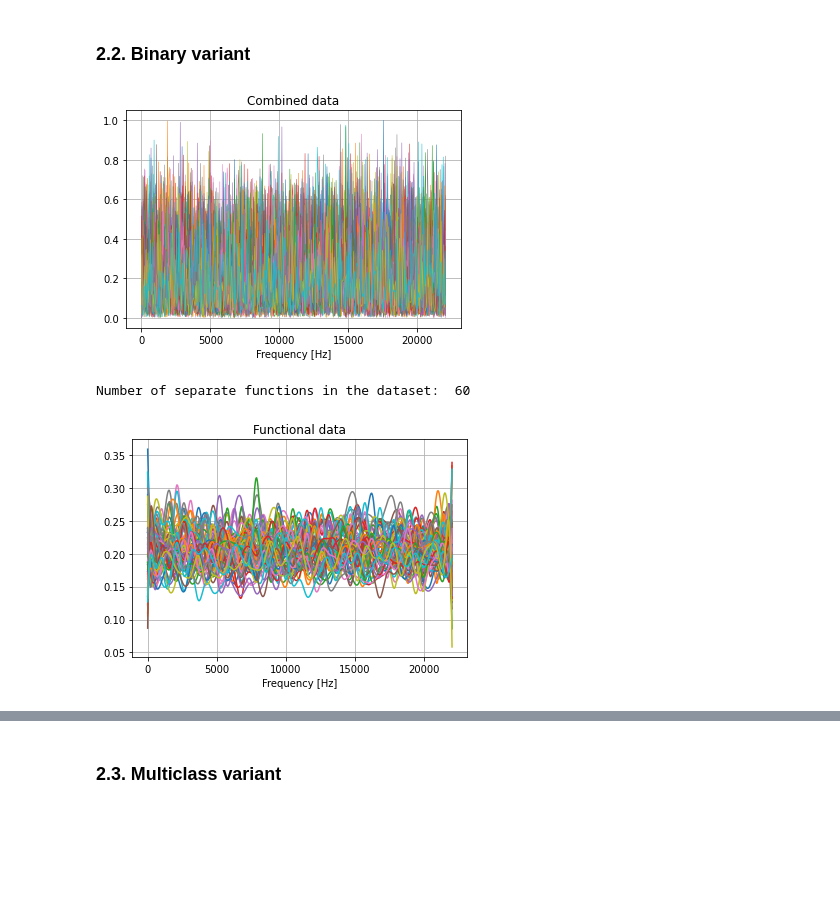
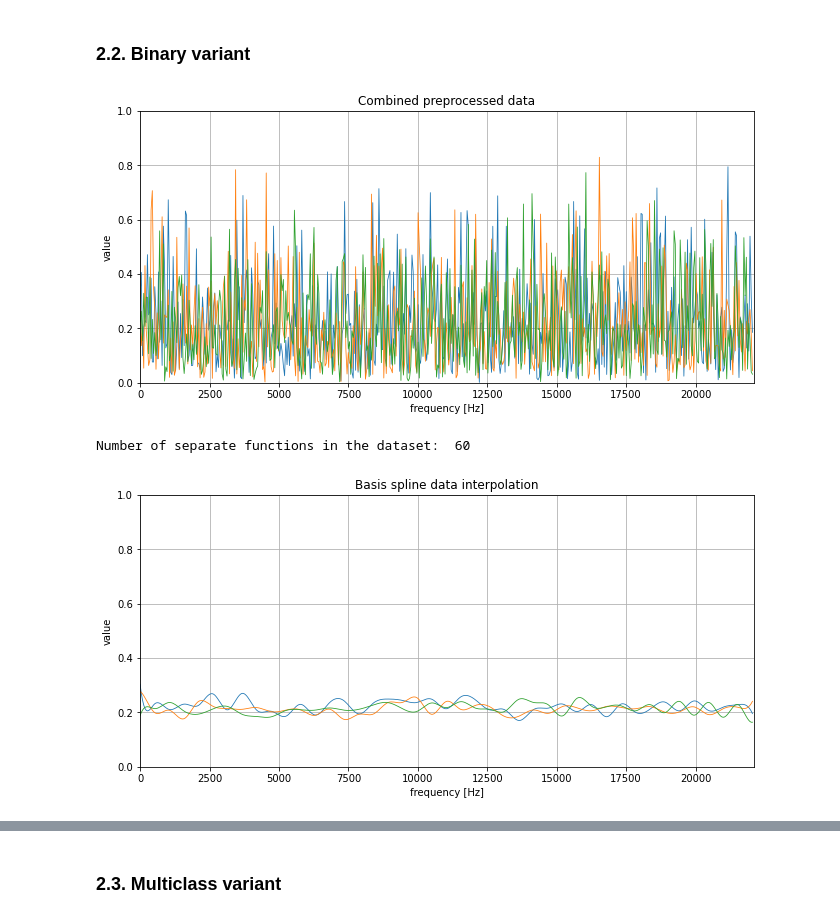
Before and after one commit to Porbi96/fda-time-series-classification, a Jupyter notebook: src/main.ipynb, the cells around one changed output, grey strips where cells are left out. Cells and saved outputs as stored; diff of their text form; code cells hidden in the pictures; blank space fills up the shorter version.

Commit message:
Update main notebook; Add visualization

```diff
--- a/src/main.ipynb
+++ b/src/main.ipynb
@@ -126,38 +146,49 @@ fd_up_fft = transform_time_to_fft(fd_up, normalize=True)
 # %%
 # Choose two classes/datasets:
 fd1 = fd_2_fft
 fd2 = fd_5_fft
 
 # Set labels for final visualisations:
 # (First label has to be longer than or equal to the second due to a bug in skfda lib, will be fixed in the future):
-fd1_label = '2 zeby '
-fd2_label = '5 zebow'
+fd1_label = '2 teeth'
+fd2_label = '5 teeth'
 
 # Dataset concatenation:
 fd = fd1.concatenate(fd2)
 
-fd.plot(linewidth=0.5)
-plt.title("Combined data")
-plt.xlabel("Frequency [Hz]")
-plt.grid()
+fig, ax = plt.subplots(1, figsize=(11, 5))
+fd[:3].plot(linewidth=0.8, axes=ax)
+
+ax.set_title("Combined preprocessed data")
+ax.set(xlabel='frequency [Hz]', ylabel='value')
+ax.grid()
+plt.ylim([0, 1])
+plt.xlim([0, 22100])
+
+plt.savefig("../docs/imgs/combined_preprocessed_data.eps", dpi=150, bbox_inches='tight')
 plt.show()
 # %% [output]
-[figure, old version]
+[figure, new version]
 # %%
 # Basis spline data interpolation - number of basis functions can be chosen (at least 5 due to spline 4th order)
 bss = BSpline(n_basis=45)
 fd_basis = fd.to_basis(bss).to_grid()
 
-fd_basis.plot()
-plt.title("Functional data")
-plt.xlabel("Frequency [Hz]")
-plt.grid()
+fig, ax = plt.subplots(1, figsize=(11, 5))
+fd_basis[:3].plot(linewidth=0.8, axes=ax)
+
+ax.set_title("Basis spline data interpolation")
+ax.set(xlabel='frequency [Hz]', ylabel='value')
+ax.grid()
+plt.ylim([0, 1])
+plt.xlim([0, 22100])
 
 print("Number of separate functions in the dataset: ", fd_basis.n_samples)
+plt.savefig("../docs/imgs/basis_interpolation.eps", dpi=150, bbox_inches='tight')
 plt.show()
 # %% [output]
 Number of separate functions in the dataset:  60
-[figure, old version]
+[figure, new version]
 # %%
 # Binary logistic regression model fitting
 
```
Also changed, not shown: parts of 6 cells of this notebook, 6 other files.
